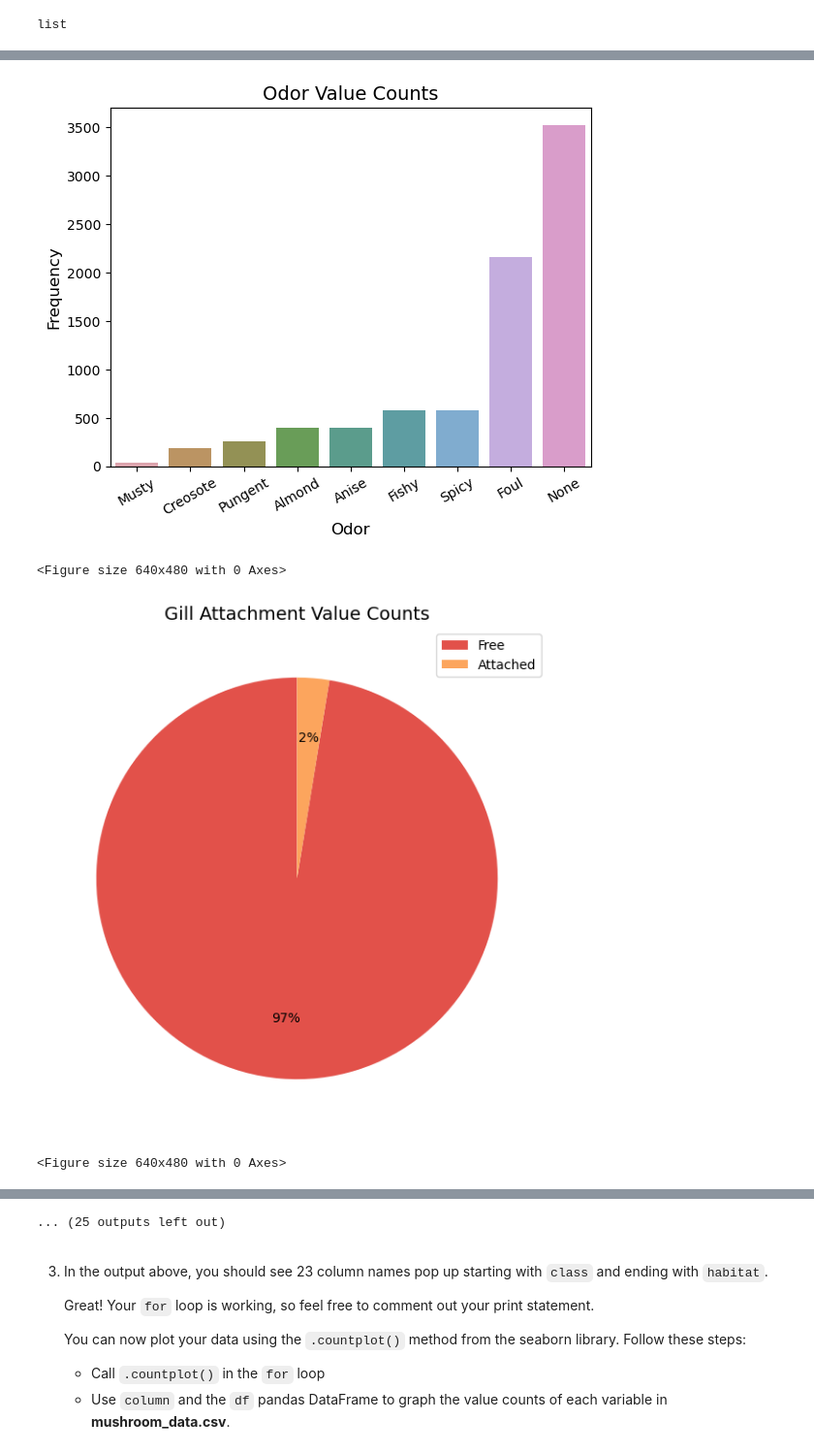
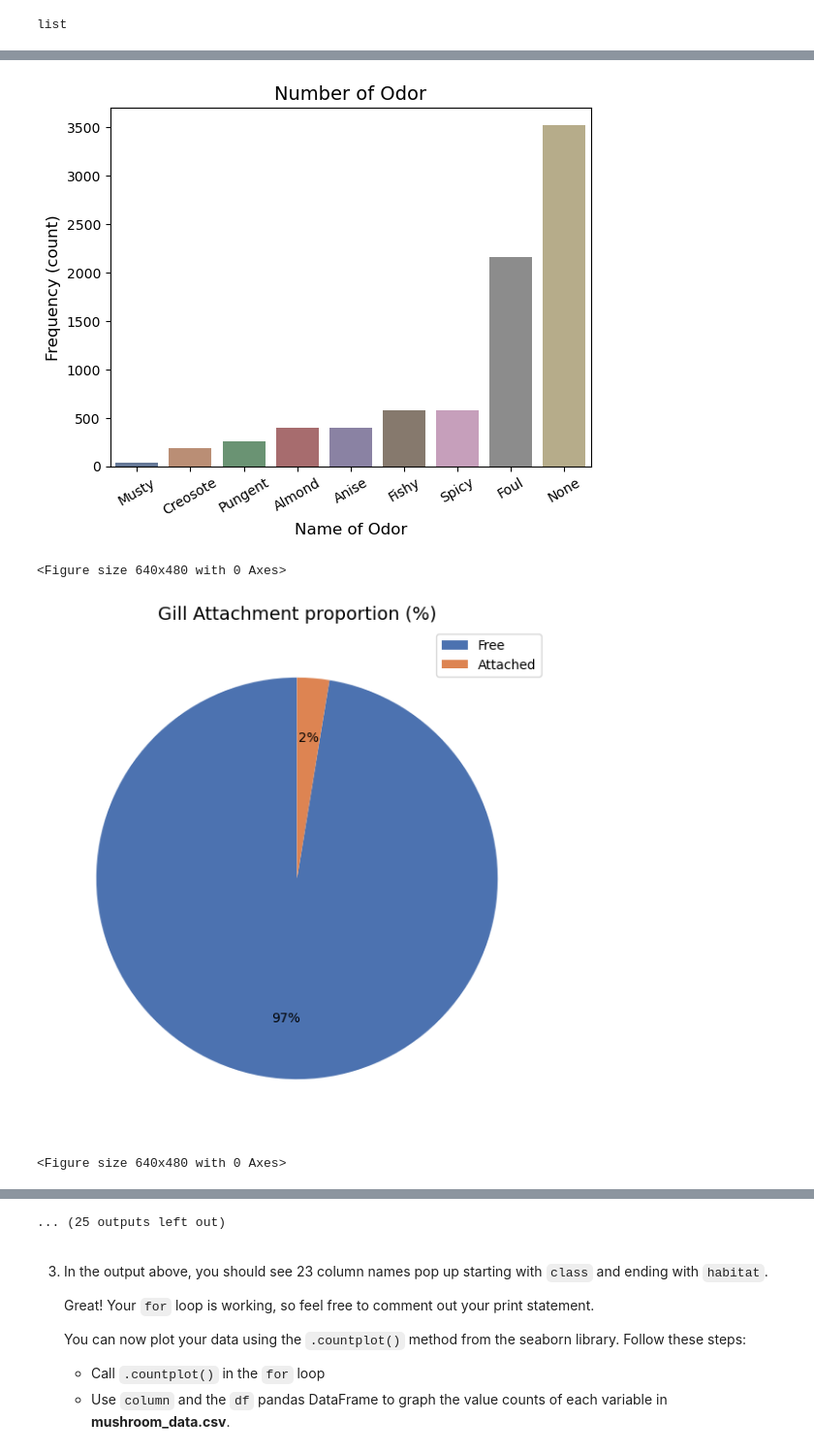
Before and after one commit to LiZoMark841619/Mushroom_analysis, a Jupyter notebook: Exploring Mushrooms/Exploring Mushrooms.ipynb, the cells around one changed output, grey strips where cells are left out. Shown: that part at 97% size. Drawn from its saved outputs; the diff is of its cells as text; code cells hidden in the pictures.

```diff
--- a/Exploring Mushrooms/Exploring Mushrooms.ipynb
+++ b/Exploring Mushrooms/Exploring Mushrooms.ipynb
@@ -144,18 +144,19 @@ list
 # %%
 for column in columns:
     #print(column)
-    sns.set_palette("Spectral")
+    sns.set_palette("deep")
     if df[column].nunique() < 6:
         plt.figure(figsize=[7,7])
         plt.pie(df[column].value_counts(), autopct='%d%%', startangle=90, pctdistance=0.7)
         labels=df[column].unique()
         plt.legend(labels, loc=0)
+        plt.title(f'{column} proportion (%)', fontsize=14)
     else:
         sns.countplot(x=df[column], data=df, order=df[column].value_counts(ascending=True).index, saturation=0.5)
         plt.xticks(rotation=30, fontsize=10)
-        plt.xlabel(column, fontsize=12)
-        plt.ylabel('Frequency', fontsize=12)
-    plt.title(f'{column} Value Counts', fontsize=14)
+        plt.xlabel(f'Name of {column}', fontsize=12)
+        plt.ylabel('Frequency (count)', fontsize=12)
+        plt.title(f'Number of {column}', fontsize=14)
     plt.show()
     plt.clf()
 # %% [output]
@@ -169,4 +170,4 @@ for column in columns:
-[figure, old version]
+[figure, new version]
 <Figure size 640x480 with 0 Axes>
-[figure, old version]
+[figure, new version]
 <Figure size 640x480 with 0 Axes>
```
Also changed, not shown: parts of 1 cell of this notebook.
